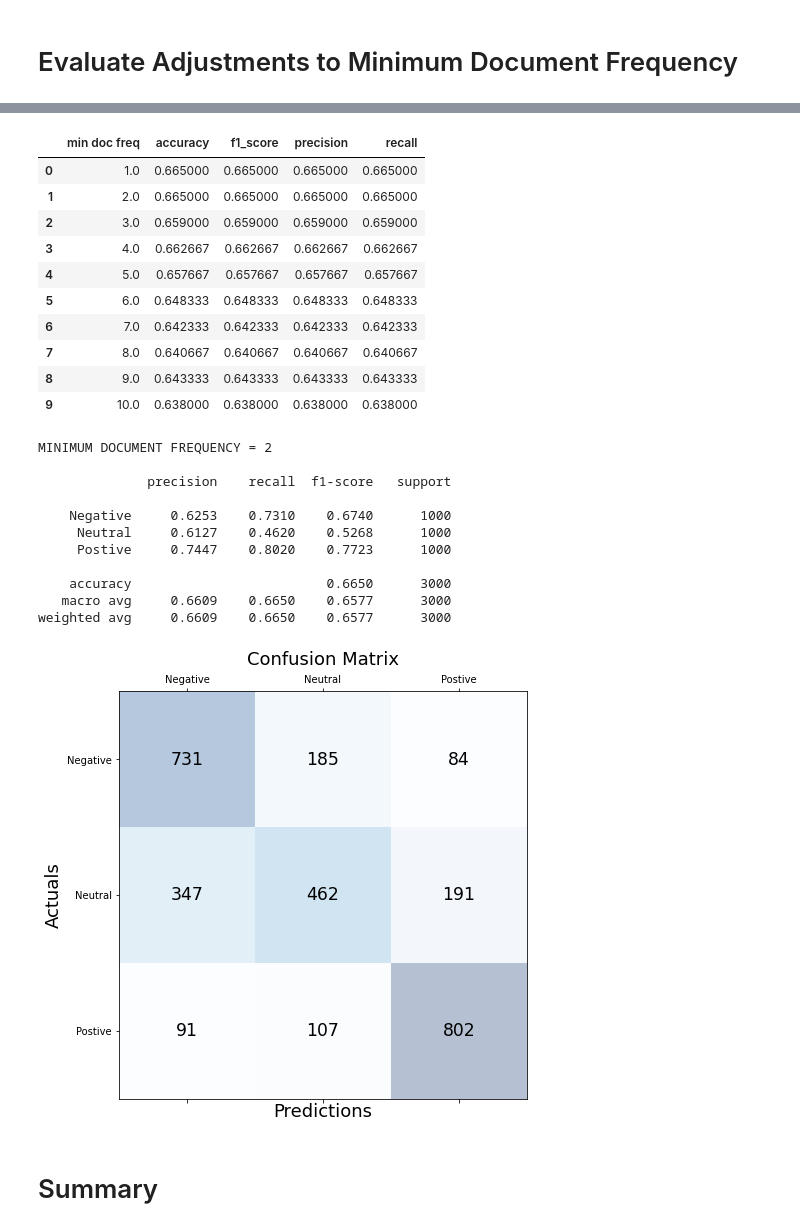
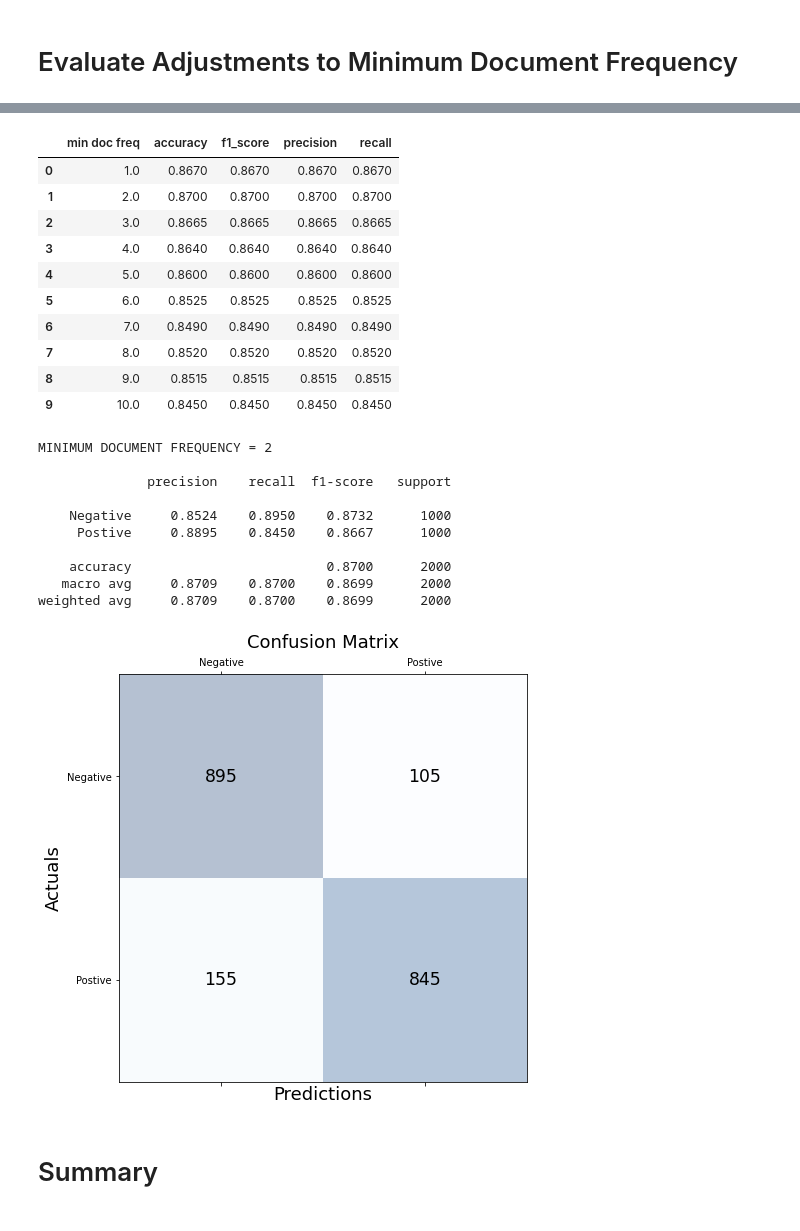
Before and after one commit to ShesterG/Twitter-Sentiment-Analysis, a Jupyter notebook: notebooks/mnb_model.ipynb, the cells around one changed output, grey strips where cells are left out. Drawn from its saved outputs; the diff is of its cells as text; code cells hidden in the pictures.

```diff
--- a/notebooks/mnb_model.ipynb
+++ b/notebooks/mnb_model.ipynb
@@ -77,7 +77,7 @@ df.head()
 | 3 | 17 | @Kwame34580189 @bukolasaraki @NAk... | Nigeria | whatev thought you had someth there | Nana | NaN | NaN | 0 | NaN | ... |
 | 4 | 18 | @NAkufoAddo Remember that the goo... | NaN | rememb that the good peopl have s... | Nana | 1.0 | 1.0 | 0 | NaN | ... |
 # %%
-#df = df[df.Sentiment != 0]
+df = df[df.Sentiment != 0]
 # %%
 df.tokens = df.tokens.map(ast.literal_eval)
 # %%
@@ -224,7 +221,7 @@ def train_and_eval_model(min_df, ngram_range):
 
     conf_matrix = confusion_matrix(y_true=y_enc, y_pred=y_pred)
 
-    classi_report = classification_report(y_true=y_enc, y_pred=y_pred, digits=4, target_names=['Negative','Neutral','Postive'])
+    classi_report = classification_report(y_true=y_enc, y_pred=y_pred, digits=4, target_names=['Negative','Postive'])
     print(classi_report)
 
     """
@@ -300,47 +297,46 @@ metrics_summary_df = pd.DataFrame(metrics_summary,
 metrics_summary_df
 # %% [output]
 |  | min doc freq | accuracy | f1_score | precision | recall |
-| 0 | 1.0 | 0.665000 | 0.665000 | 0.665000 | 0.665000 |
-| 1 | 2.0 | 0.665000 | 0.665000 | 0.665000 | 0.665000 |
-| 2 | 3.0 | 0.659000 | 0.659000 | 0.659000 | 0.659000 |
-| 3 | 4.0 | 0.662667 | 0.662667 | 0.662667 | 0.662667 |
-| 4 | 5.0 | 0.657667 | 0.657667 | 0.657667 | 0.657667 |
-| 5 | 6.0 | 0.648333 | 0.648333 | 0.648333 | 0.648333 |
-| 6 | 7.0 | 0.642333 | 0.642333 | 0.642333 | 0.642333 |
-| 7 | 8.0 | 0.640667 | 0.640667 | 0.640667 | 0.640667 |
-| 8 | 9.0 | 0.643333 | 0.643333 | 0.643333 | 0.643333 |
-| 9 | 10.0 | 0.638000 | 0.638000 | 0.638000 | 0.638000 |
+| 0 | 1.0 | 0.8670 | 0.8670 | 0.8670 | 0.8670 |
+| 1 | 2.0 | 0.8700 | 0.8700 | 0.8700 | 0.8700 |
+| 2 | 3.0 | 0.8665 | 0.8665 | 0.8665 | 0.8665 |
+| 3 | 4.0 | 0.8640 | 0.8640 | 0.8640 | 0.8640 |
+| 4 | 5.0 | 0.8600 | 0.8600 | 0.8600 | 0.8600 |
+| 5 | 6.0 | 0.8525 | 0.8525 | 0.8525 | 0.8525 |
+| 6 | 7.0 | 0.8490 | 0.8490 | 0.8490 | 0.8490 |
+| 7 | 8.0 | 0.8520 | 0.8520 | 0.8520 | 0.8520 |
+| 8 | 9.0 | 0.8515 | 0.8515 | 0.8515 | 0.8515 |
+| 9 | 10.0 | 0.8450 | 0.8450 | 0.8450 | 0.8450 |
 # %%
 #metrics = train_and_eval_model(min_df=7, ngram_range=(1,2))
 
 test_results, conf_matrix, y_pred = train_and_eval_model(min_df=2, ngram_range=(1,2))
-labels = ['Negative','Neutral', 'Postive']
+labels = ['Negative', 'Postive']
 
 fig, ax = plt.subplots(figsize=(7.5, 7.5))
 ax.matshow(conf_matrix, cmap=plt.cm.Blues, alpha=0.3)
 for i in range(conf_matrix.shape[0]):
     for j in range(conf_matrix.shape[1]):
         ax.text(x=j, y=i,s=conf_matrix[i, j], va='center', ha='center', size='xx-large')
 
 plt.xlabel('Predictions', fontsize=18)
 plt.ylabel('Actuals', fontsize=18)
 ax.set_xticklabels([''] + labels)
 ax.set_yticklabels([''] + labels)
 plt.title('Confusion Matrix', fontsize=18)
 plt.show()
 # %% [output]
 MINIMUM DOCUMENT FREQUENCY = 2
 
               precision    recall  f1-score   support
 
-    Negative     0.6253    0.7310    0.6740      1000
-     Neutral     0.6127    0.4620    0.5268      1000
-     Postive     0.7447    0.8020    0.7723      1000
+    Negative     0.8524    0.8950    0.8732      1000
+     Postive     0.8895    0.8450    0.8667      1000
 
-    accuracy                         0.6650      3000
-   macro avg     0.6609    0.6650    0.6577      3000
-weighted avg     0.6609    0.6650    0.6577      3000
+    accuracy                         0.8700      2000
+   macro avg     0.8709    0.8700    0.8699      2000
+weighted avg     0.8709    0.8700    0.8699      2000
-[figure, old version]
+[figure, new version]
 # %% [markdown]
 # Summary
 # %% [markdown]
```
Also changed, not shown: parts of 5 cells of this notebook.
